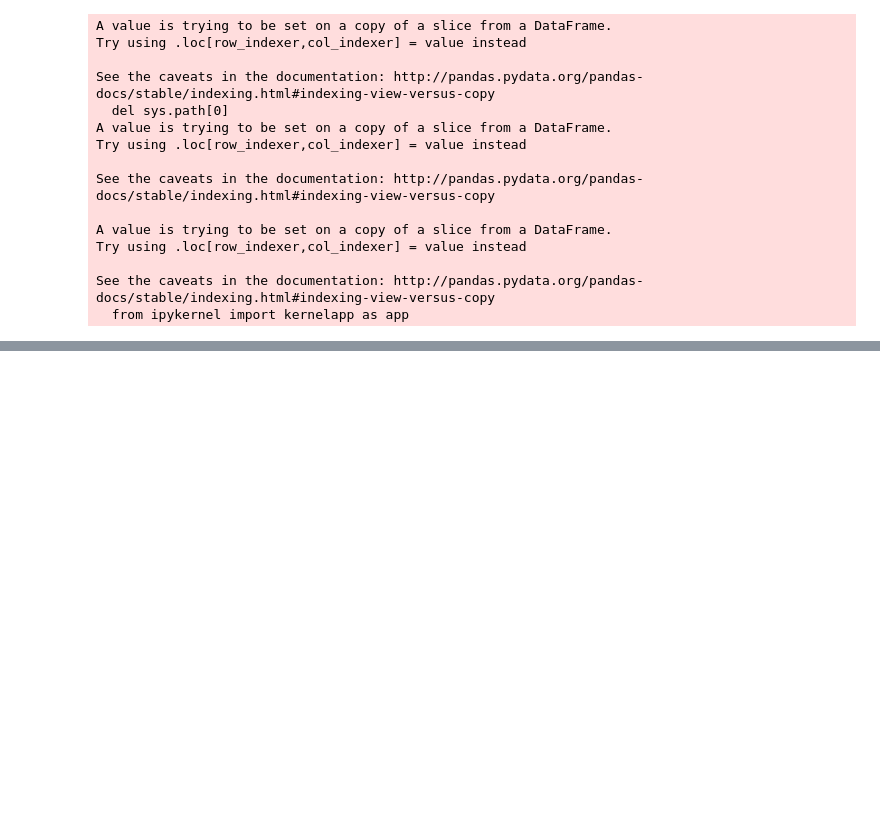
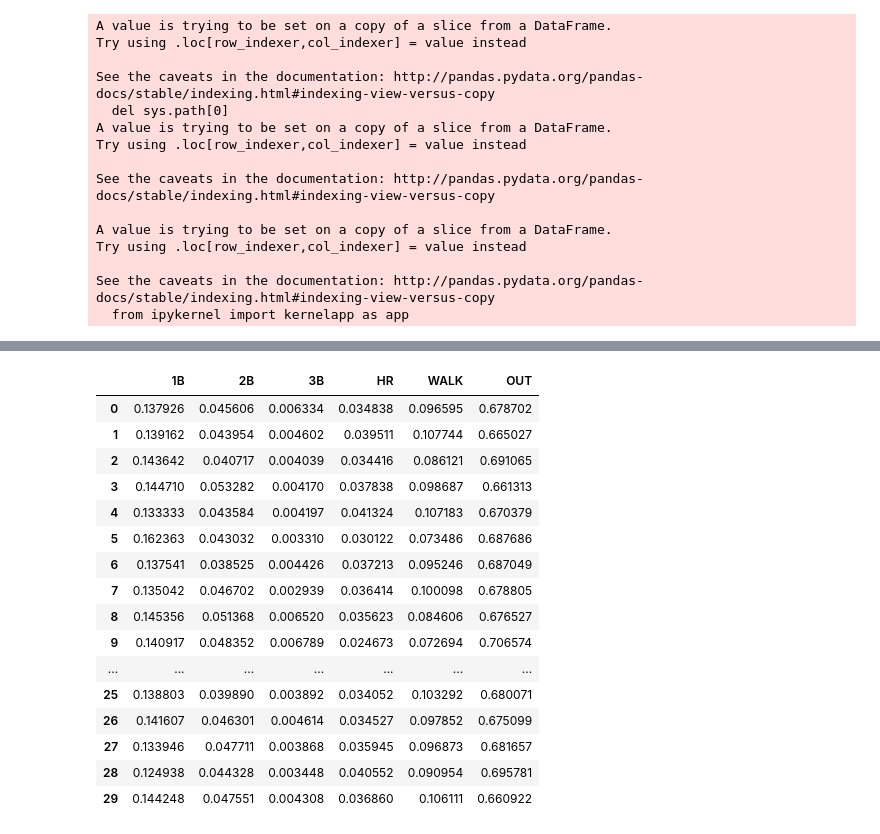
Before and after one commit to djoverbeatz29/baseball-simulator, a Jupyter notebook: Baseball Sim Stuff.ipynb, the cells around one changed output, grey strips where cells are left out. Drawn from its saved outputs; the diff is of its cells as text; code cells hidden in the pictures; blank space fills up the shorter version.

```diff
--- a/Baseball Sim Stuff.ipynb
+++ b/Baseball Sim Stuff.ipynb
@@ -51,0 +70,20 @@ class Player:
+# %%
+df_probs
+# %% [output]
+|  | 1B | 2B | 3B | HR | WALK | OUT |
+| 0 | 0.137926 | 0.045606 | 0.006334 | 0.034838 | 0.096595 | 0.678702 |
+| 1 | 0.139162 | 0.043954 | 0.004602 | 0.039511 | 0.107744 | 0.665027 |
+| 2 | 0.143642 | 0.040717 | 0.004039 | 0.034416 | 0.086121 | 0.691065 |
+| 3 | 0.144710 | 0.053282 | 0.004170 | 0.037838 | 0.098687 | 0.661313 |
+| 4 | 0.133333 | 0.043584 | 0.004197 | 0.041324 | 0.107183 | 0.670379 |
+| 5 | 0.162363 | 0.043032 | 0.003310 | 0.030122 | 0.073486 | 0.687686 |
+| 6 | 0.137541 | 0.038525 | 0.004426 | 0.037213 | 0.095246 | 0.687049 |
+| 7 | 0.135042 | 0.046702 | 0.002939 | 0.036414 | 0.100098 | 0.678805 |
+| 8 | 0.145356 | 0.051368 | 0.006520 | 0.035623 | 0.084606 | 0.676527 |
+| 9 | 0.140917 | 0.048352 | 0.006789 | 0.024673 | 0.072694 | 0.706574 |
+| ... | ... | ... | ... | ... | ... | ... |
+| 25 | 0.138803 | 0.039890 | 0.003892 | 0.034052 | 0.103292 | 0.680071 |
+| 26 | 0.141607 | 0.046301 | 0.004614 | 0.034527 | 0.097852 | 0.675099 |
+| 27 | 0.133946 | 0.047711 | 0.003868 | 0.035945 | 0.096873 | 0.681657 |
+| 28 | 0.124938 | 0.044328 | 0.003448 | 0.040552 | 0.090954 | 0.695781 |
+| 29 | 0.144248 | 0.047551 | 0.004308 | 0.036860 | 0.106111 | 0.660922 |
```
Also changed, not shown: parts of 16 cells of this notebook, 2 other files.
